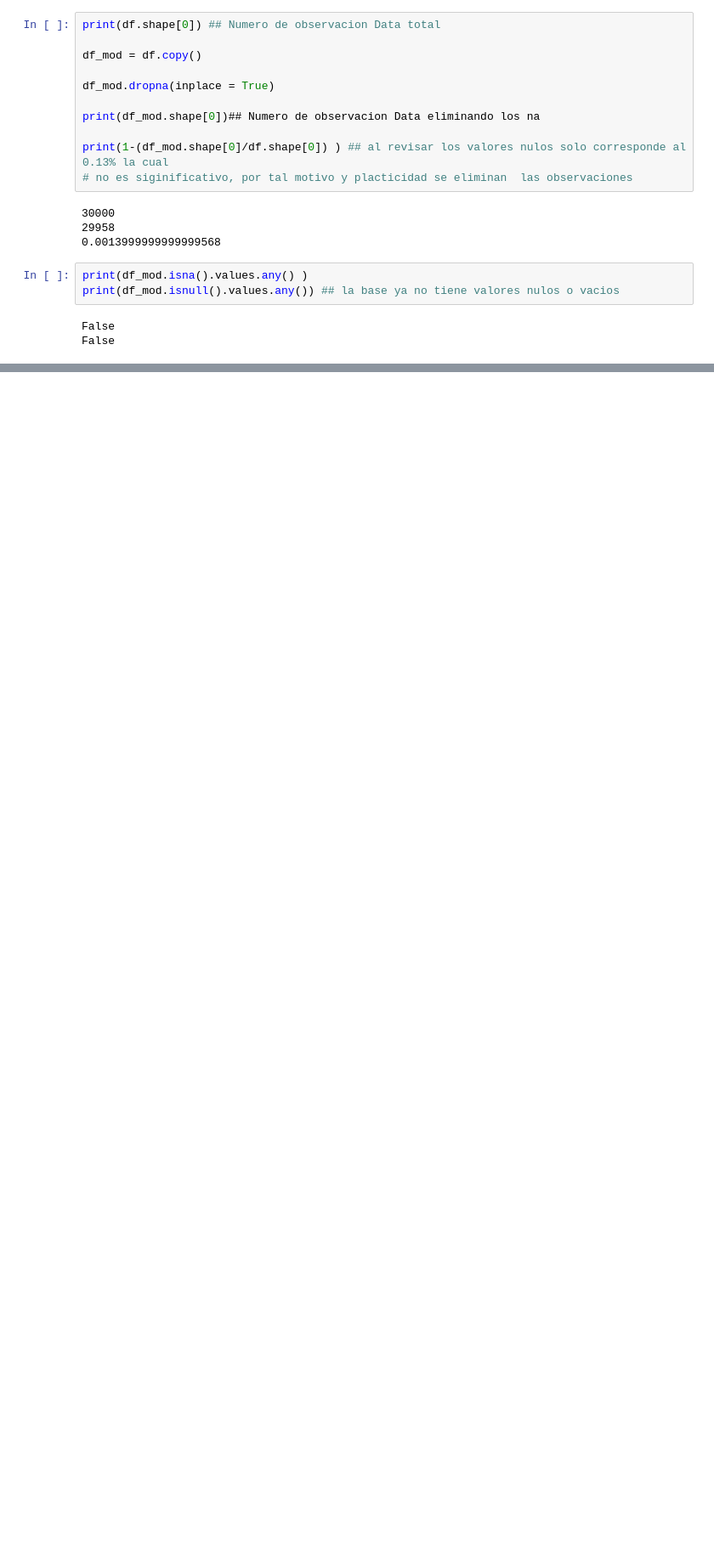
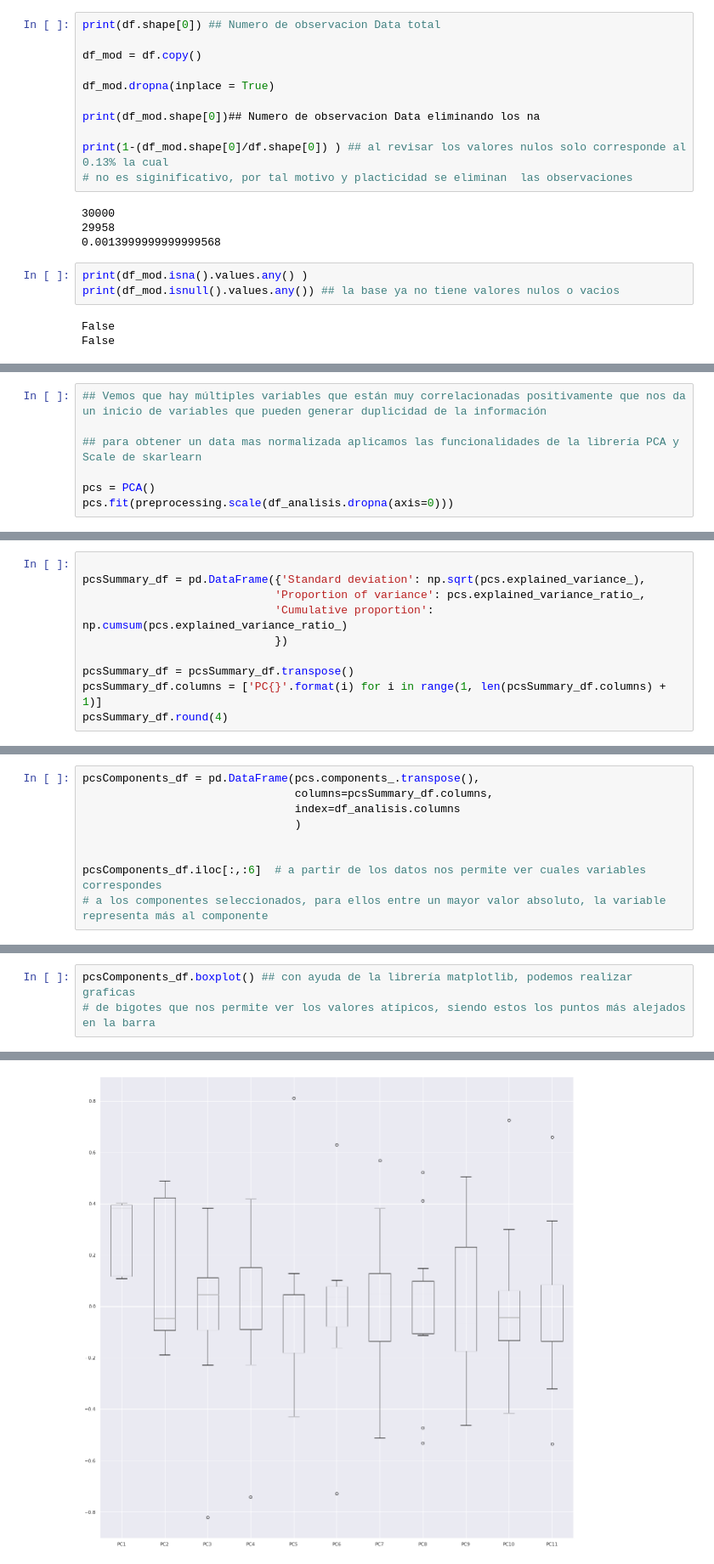
Before and after one commit to PosgradoMNA/actividades-del-projecto-equipo_67, a Jupyter notebook: Semana4/Actividad_Semanal_4.ipynb, the cells around one changed output, grey strips where cells are left out. Shown at 85% size. Cells and saved outputs as stored; diff of their text form; blank space fills up the shorter version.

```diff
--- a/Semana4/Actividad_Semanal_4.ipynb
+++ b/Semana4/Actividad_Semanal_4.ipynb
@@ -103,0 +165,7 @@ False
+# %%
+## Vemos que hay múltiples variables que están muy correlacionadas positivamente que nos da un inicio de variables que pueden generar duplicidad de la información
+
+## para obtener un data mas normalizada aplicamos las funcionalidades de la librería PCA y Scale de skarlearn
+
+pcs = PCA()
+pcs.fit(preprocessing.scale(df_analisis.dropna(axis=0)))
@@ -103,0 +174,10 @@ False
+# %%
+
+pcsSummary_df = pd.DataFrame({'Standard deviation': np.sqrt(pcs.explained_variance_),
+                             'Proportion of variance': pcs.explained_variance_ratio_,
+                             'Cumulative proportion': np.cumsum(pcs.explained_variance_ratio_)
+                             })
+
+pcsSummary_df = pcsSummary_df.transpose()
+pcsSummary_df.columns = ['PC{}'.format(i) for i in range(1, len(pcsSummary_df.columns) + 1)]
+pcsSummary_df.round(4)
@@ -103,0 +193,9 @@ False
+# %%
+pcsComponents_df = pd.DataFrame(pcs.components_.transpose(),
+                                columns=pcsSummary_df.columns,
+                                index=df_analisis.columns
+                                )
+
+
+pcsComponents_df.iloc[:,:6]  # a partir de los datos nos permite ver cuales variables correspondes
+# a los componentes seleccionados, para ellos entre un mayor valor absoluto, la variable representa más al componente
@@ -103,0 +303,4 @@ False
+# %%
+pcsComponents_df.boxplot() ## con ayuda de la librería matplotlib, podemos realizar graficas
+# de bigotes que nos permite ver los valores atípicos, siendo estos los puntos más alejados en la barra
+# %% [output]
@@ -103,0 +308 @@ False
+[figure, added]
```
Also changed, not shown: parts of 22 cells of this notebook.
